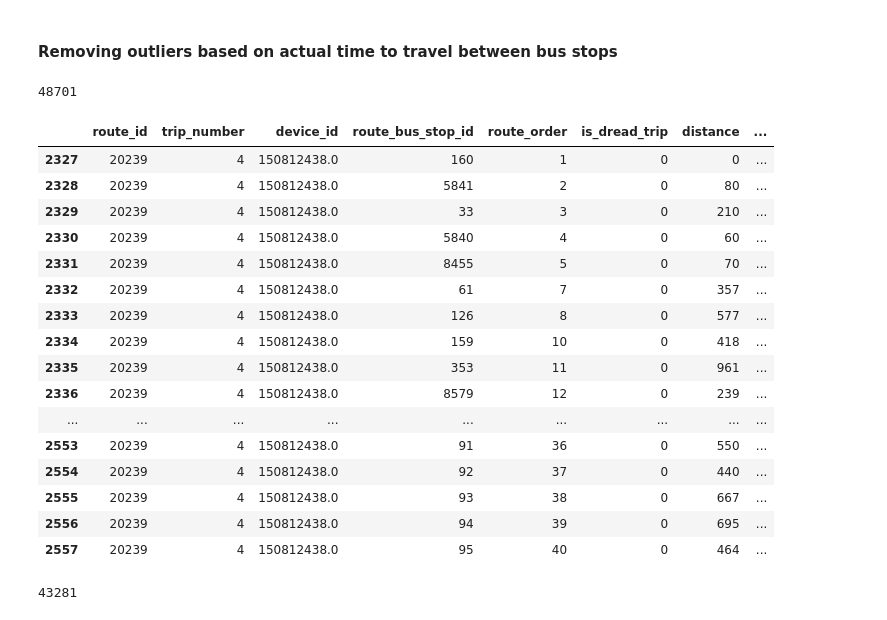
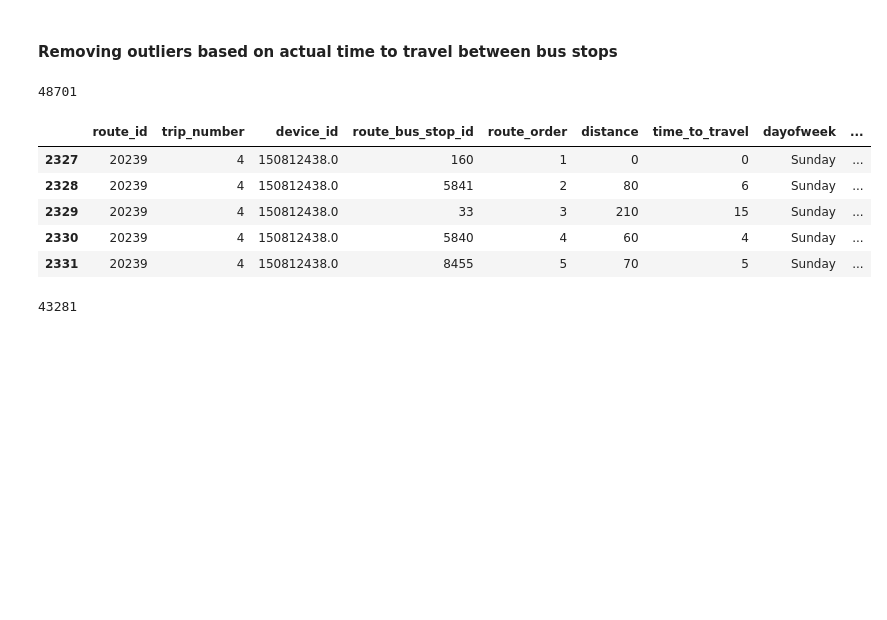
Before and after one commit to gauravmunjal13/Transport_ETA, a Jupyter notebook: FeatureEngineering.ipynb, the cells around one changed output. Cells and saved outputs as stored; diff of their text form; code cells hidden in the pictures; blank space fills up the shorter version.

```diff
--- a/FeatureEngineering.ipynb
+++ b/FeatureEngineering.ipynb
@@ -205,29 +203,19 @@ arrival_time_derived_df.head()
 #### Removing outliers based on actual time to travel between bus stops
 # %%
 new_derived_df = pd.read_csv('arrival_time_derived.csv')
-# %%
-len(new_derived_df.index)
-# %% [output]
-48701
+# %%
+# Sanity check based upon the number of records
+len(new_derived_df.index)
+# %% [output]
+48701
 # %%
-new_derived_df[(new_derived_df["dayofmonth"] == 12)  & (new_derived_df["trip_number"] == 4) ]
+new_derived_df[(new_derived_df["dayofmonth"] == 12)  & (new_derived_df["trip_number"] == 4) ].head()
 # %% [output]
-|  | route_id | trip_number | device_id | route_bus_stop_id | route_order | is_dread_trip | distance | ... |
-| 2327 | 20239 | 4 | 150812438.0 | 160 | 1 | 0 | 0 | ... |
-| 2328 | 20239 | 4 | 150812438.0 | 5841 | 2 | 0 | 80 | ... |
-| 2329 | 20239 | 4 | 150812438.0 | 33 | 3 | 0 | 210 | ... |
-| 2330 | 20239 | 4 | 150812438.0 | 5840 | 4 | 0 | 60 | ... |
-| 2331 | 20239 | 4 | 150812438.0 | 8455 | 5 | 0 | 70 | ... |
-| 2332 | 20239 | 4 | 150812438.0 | 61 | 7 | 0 | 357 | ... |
-| 2333 | 20239 | 4 | 150812438.0 | 126 | 8 | 0 | 577 | ... |
-| 2334 | 20239 | 4 | 150812438.0 | 159 | 10 | 0 | 418 | ... |
-| 2335 | 20239 | 4 | 150812438.0 | 353 | 11 | 0 | 961 | ... |
-| 2336 | 20239 | 4 | 150812438.0 | 8579 | 12 | 0 | 239 | ... |
-| ... | ... | ... | ... | ... | ... | ... | ... | ... |
-| 2553 | 20239 | 4 | 150812438.0 | 91 | 36 | 0 | 550 | ... |
-| 2554 | 20239 | 4 | 150812438.0 | 92 | 37 | 0 | 440 | ... |
-| 2555 | 20239 | 4 | 150812438.0 | 93 | 38 | 0 | 667 | ... |
-| 2556 | 20239 | 4 | 150812438.0 | 94 | 39 | 0 | 695 | ... |
-| 2557 | 20239 | 4 | 150812438.0 | 95 | 40 | 0 | 464 | ... |
+|  | route_id | trip_number | device_id | route_bus_stop_id | route_order | distance | time_to_travel | dayofweek | ... |
+| 2327 | 20239 | 4 | 150812438.0 | 160 | 1 | 0 | 0 | Sunday | ... |
+| 2328 | 20239 | 4 | 150812438.0 | 5841 | 2 | 80 | 6 | Sunday | ... |
+| 2329 | 20239 | 4 | 150812438.0 | 33 | 3 | 210 | 15 | Sunday | ... |
+| 2330 | 20239 | 4 | 150812438.0 | 5840 | 4 | 60 | 4 | Sunday | ... |
+| 2331 | 20239 | 4 | 150812438.0 | 8455 | 5 | 70 | 5 | Sunday | ... |
 # %%
 # Remove rows with negaive timestamp
```
Also changed, not shown: parts of 33 cells of this notebook, 3 other files.
